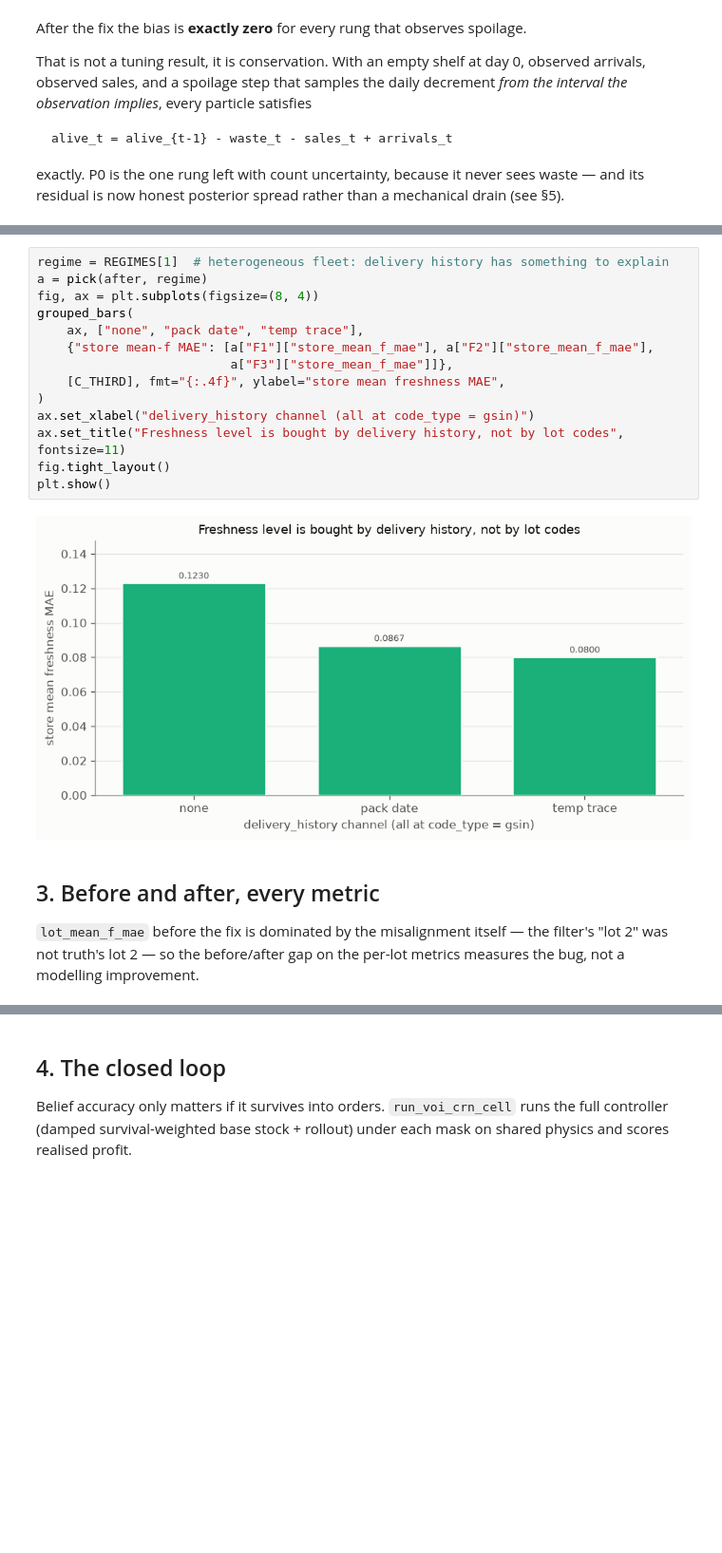
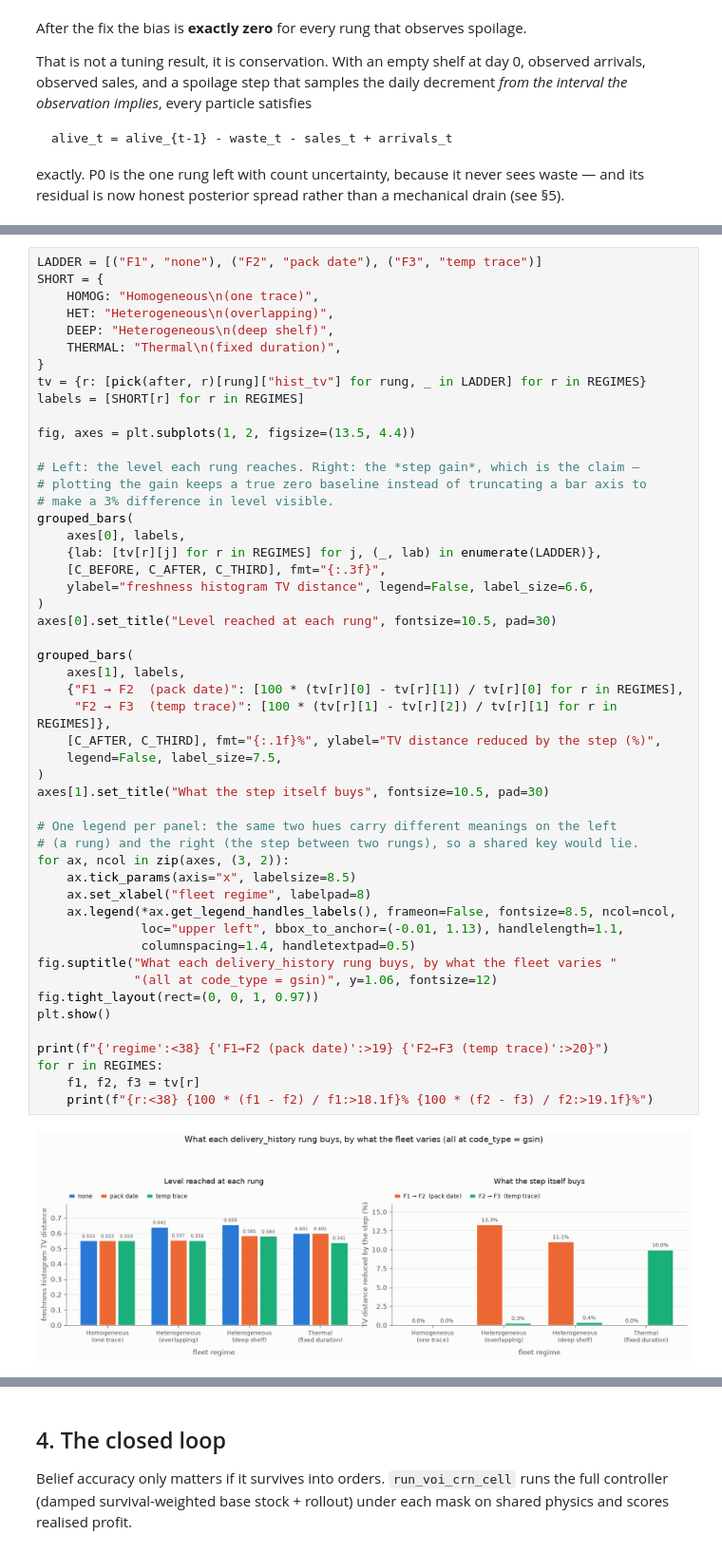
Before and after one commit to OliverEvans96/blueberries-voi, a Jupyter notebook: notebooks/14_gsin_vs_upc_filter_accuracy.ipynb, the cells around one changed output, grey strips where cells are left out. Shown at 95% size. Drawn from its saved outputs; the diff is of its cells as text; blank space fills up the shorter version.

```diff
--- a/notebooks/14_gsin_vs_upc_filter_accuracy.ipynb
+++ b/notebooks/14_gsin_vs_upc_filter_accuracy.ipynb
@@ -256,22 +320,52 @@ orthogonality ADR 0133 designs for: `code_type` resolves *where the stock is*,
-# %%
-regime = REGIMES[1]  # heterogeneous fleet: delivery history has something to explain
-a = pick(after, regime)
-fig, ax = plt.subplots(figsize=(8, 4))
-grouped_bars(
-    ax, ["none", "pack date", "temp trace"],
-    {"store mean-f MAE": [a["F1"]["store_mean_f_mae"], a["F2"]["store_mean_f_mae"],
-                          a["F3"]["store_mean_f_mae"]]},
-    [C_THIRD], fmt="{:.4f}", ylabel="store mean freshness MAE",
-)
-ax.set_xlabel("delivery_history channel (all at code_type = gsin)")
-ax.set_title("Freshness level is bought by delivery history, not by lot codes", fontsize=11)
-fig.tight_layout()
-plt.show()
-# %% [output]
-[figure, removed]
-# %% [markdown]
-## 3. Before and after, every metric
-
-`lot_mean_f_mae` before the fix is dominated by the misalignment itself — the filter's
-"lot 2" was not truth's lot 2 — so the before/after gap on the per-lot metrics measures the
-bug, not a modelling improvement.
+# %%
+LADDER = [("F1", "none"), ("F2", "pack date"), ("F3", "temp trace")]
+SHORT = {
+    HOMOG: "Homogeneous\n(one trace)",
+    HET: "Heterogeneous\n(overlapping)",
+    DEEP: "Heterogeneous\n(deep shelf)",
+    THERMAL: "Thermal\n(fixed duration)",
+}
+tv = {r: [pick(after, r)[rung]["hist_tv"] for rung, _ in LADDER] for r in REGIMES}
+labels = [SHORT[r] for r in REGIMES]
+
+fig, axes = plt.subplots(1, 2, figsize=(13.5, 4.4))
+
+# Left: the level each rung reaches. Right: the *step gain*, which is the claim —
+# plotting the gain keeps a true zero baseline instead of truncating a bar axis to
+# make a 3% difference in level visible.
+grouped_bars(
+    axes[0], labels,
+    {lab: [tv[r][j] for r in REGIMES] for j, (_, lab) in enumerate(LADDER)},
+    [C_BEFORE, C_AFTER, C_THIRD], fmt="{:.3f}",
+    ylabel="freshness histogram TV distance", legend=False, label_size=6.6,
+)
+axes[0].set_title("Level reached at each rung", fontsize=10.5, pad=30)
+
+grouped_bars(
+    axes[1], labels,
+    {"F1 → F2  (pack date)": [100 * (tv[r][0] - tv[r][1]) / tv[r][0] for r in REGIMES],
+     "F2 → F3  (temp trace)": [100 * (tv[r][1] - tv[r][2]) / tv[r][1] for r in REGIMES]},
+    [C_AFTER, C_THIRD], fmt="{:.1f}%", ylabel="TV distance reduced by the step (%)",
+    legend=False, label_size=7.5,
+)
+axes[1].set_title("What the step itself buys", fontsize=10.5, pad=30)
+
+# One legend per panel: the same two hues carry different meanings on the left
+# (a rung) and the right (the step between two rungs), so a shared key would lie.
+for ax, ncol in zip(axes, (3, 2)):
+    ax.tick_params(axis="x", labelsize=8.5)
+    ax.set_xlabel("fleet regime", labelpad=8)
+    ax.legend(*ax.get_legend_handles_labels(), frameon=False, fontsize=8.5, ncol=ncol,
+              loc="upper left", bbox_to_anchor=(-0.01, 1.13), handlelength=1.1,
+              columnspacing=1.4, handletextpad=0.5)
+fig.suptitle("What each delivery_history rung buys, by what the fleet varies "
+             "(all at code_type = gsin)", y=1.06, fontsize=12)
+fig.tight_layout(rect=(0, 0, 1, 0.97))
+plt.show()
+
+print(f"{'regime':<38} {'F1→F2 (pack date)':>19} {'F2→F3 (temp trace)':>20}")
+for r in REGIMES:
+    f1, f2, f3 = tv[r]
+    print(f"{r:<38} {100 * (f1 - f2) / f1:>18.1f}% {100 * (f2 - f3) / f2:>19.1f}%")
+# %% [output]
+[figure, added]
```
Also changed, not shown: parts of 15 cells of this notebook, 7 other files.
